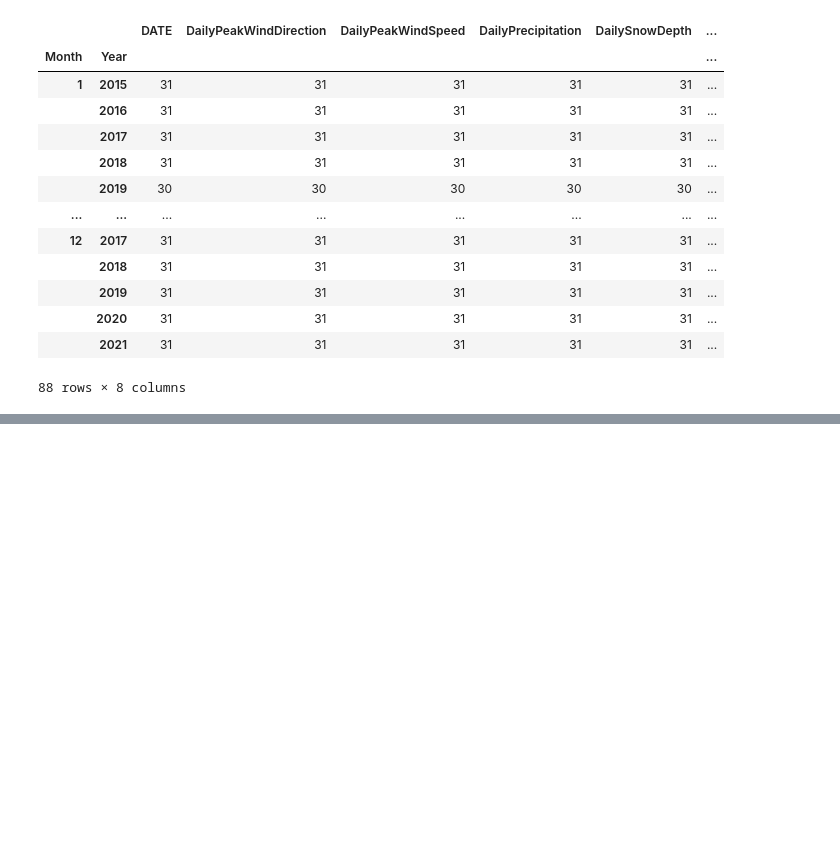
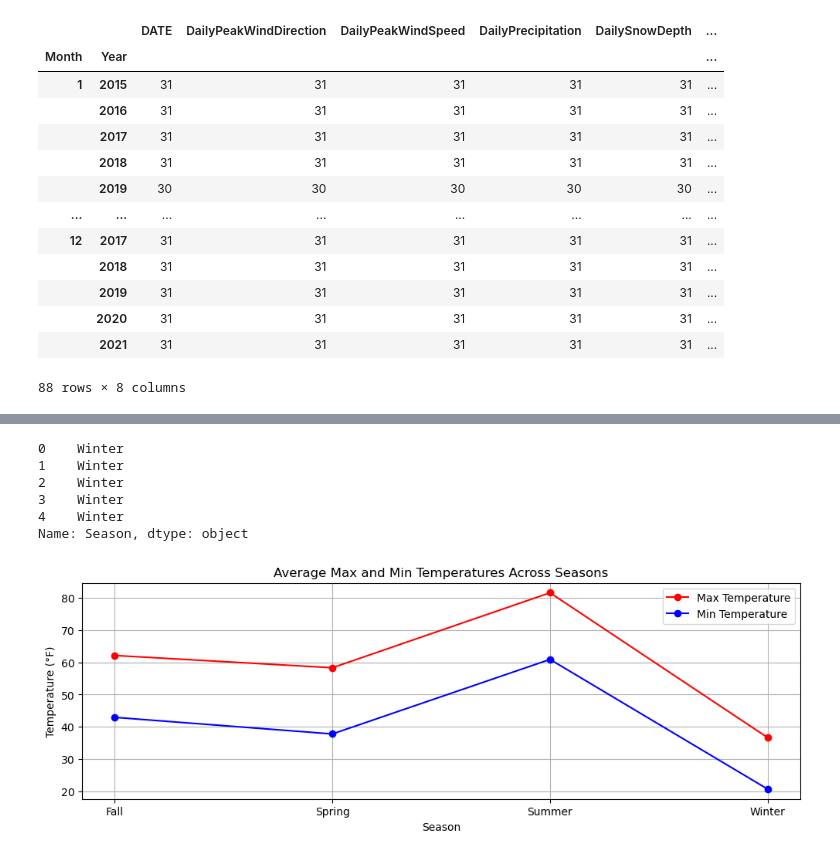
Before and after one commit to connerdekok/Albany_New_York_Weather, a Jupyter notebook: new_york.ipynb, the cells around one changed output, grey strips where cells are left out. Saved outputs shown, nothing was run; the diff lists cells and outputs as text; code cells hidden in the pictures; blank space fills up the shorter version.

```diff
--- a/new_york.ipynb
+++ b/new_york.ipynb
@@ -167,0 +236,53 @@ ny_weather_clean_sorted_df.count()
+# %%
+# Replace 'T' in DailySnowfall and DailyPrecipitation with 0 and ensure the columns are numeric
+ny_weather_clean_df['DailySnowfall'] = ny_weather_clean_df['DailySnowfall'].replace('T', 0).astype(float)
+ny_weather_clean_df['DailyPrecipitation'] = ny_weather_clean_df['DailyPrecipitation'].replace('T', 0).astype(float)
+
+# Ensure the 'DATE' column is in datetime format
+ny_weather_clean_df['DATE'] = pd.to_datetime(ny_weather_clean_df['DATE'])
+# %%
+# Create a 'Season' column based on the month
+def get_season(month):
+    if month in [12, 1, 2]:
+        return 'Winter'
+    elif month in [3, 4, 5]:
+        return 'Spring'
+    elif month in [6, 7, 8]:
+        return 'Summer'
+    else:
+        return 'Fall'
+# %%
+# Function to create the 'Season' column
+ny_weather_clean_df['Season'] = ny_weather_clean_df['DATE'].dt.month.apply(get_season)
+
+print(ny_weather_clean_df['Season'].head())  # Check if 'Season' column is there
+numeric_columns = ['DailyMaximumDryBulbTemperature', 'DailyMinimumDryBulbTemperature',
+                   'DailySnowfall', 'DailyPeakWindSpeed']
+
+# Group data by season and calculate the mean for the selected numeric columns
+seasonal_data = ny_weather_clean_df.groupby('Season')[numeric_columns].mean()
+# %% [output]
+0    Winter
+1    Winter
+2    Winter
+3    Winter
+4    Winter
+Name: Season, dtype: object
+# %%
+# Average Max and Min Temperatures Across Seasons
+# This chart shows how maximum and minimum temperatures vary across Winter, Spring, Summer, and Fall.
+# Plot line charts comparing weather variables across seasons
+plt.figure(figsize=(12, 8))
+
+# Line chart for average temperature by season
+plt.subplot(2, 1, 1)
+plt.plot(seasonal_data.index, seasonal_data['DailyMaximumDryBulbTemperature'], label='Max Temperature', marker='o', color='red')
+plt.plot(seasonal_data.index, seasonal_data['DailyMinimumDryBulbTemperature'], label='Min Temperature', marker='o', color='blue')
+plt.title('Average Max and Min Temperatures Across Seasons')
+plt.xlabel('Season')
+plt.ylabel('Temperature (°F)')
+plt.legend()
+plt.grid(True)
+plt.show()
+# %% [output]
+[figure, added]
```
Also changed, not shown: parts of 9 cells of this notebook.
